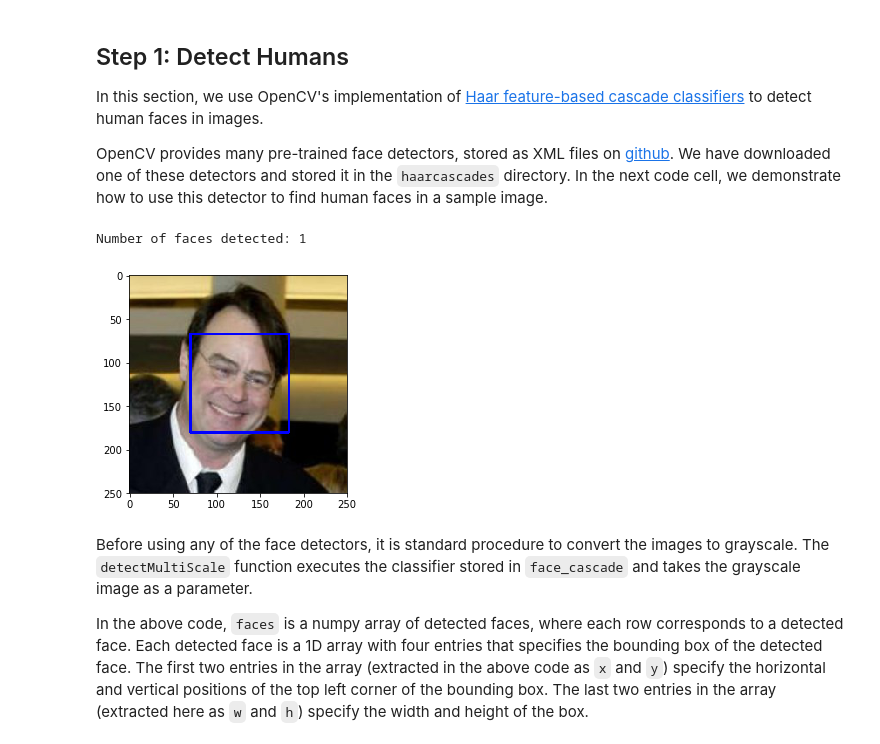
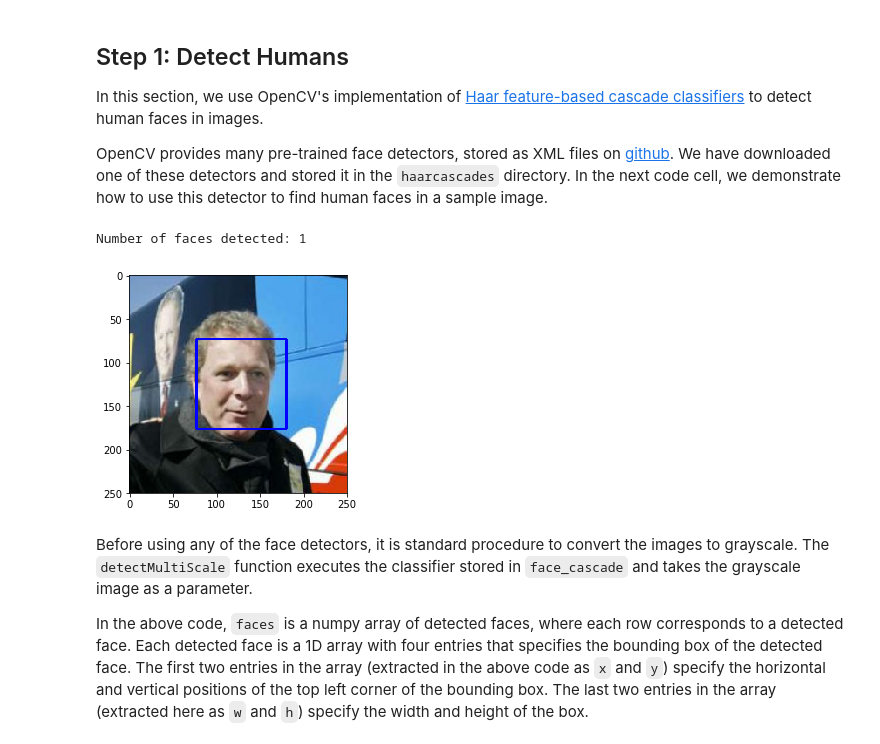
Before and after one commit to tmargary/udacity_deep_learning, a Jupyter notebook: 13. Dog Breed Classifier/dog_app.ipynb, the cells around one changed output. Cells and saved outputs as stored; diff of their text form; code cells hidden in the pictures.

```diff
--- a/13. Dog Breed Classifier/dog_app.ipynb
+++ b/13. Dog Breed Classifier/dog_app.ipynb
@@ -98,35 +98,35 @@ OpenCV provides many pre-trained face detectors, stored as XML files on [github]
 import cv2
 import matplotlib.pyplot as plt
 %matplotlib inline
 
 # extract pre-trained face detector
 face_cascade = cv2.CascadeClassifier('haarcascades/haarcascade_frontalface_alt.xml')
 
 # load color (BGR) image
-img = cv2.imread(human_files[0])
+img = cv2.imread(human_files[130])
 # convert BGR image to grayscale
 gray = cv2.cvtColor(img, cv2.COLOR_BGR2GRAY)
 
 # find faces in image
 faces = face_cascade.detectMultiScale(gray)
 
 # print number of faces detected in the image
 print('Number of faces detected:', len(faces))
 
 # get bounding box for each detected face
 for (x,y,w,h) in faces:
     # add bounding box to color image
     cv2.rectangle(img,(x,y),(x+w,y+h),(255,0,0),2)
 
 # convert BGR image to RGB for plotting
 cv_rgb = cv2.cvtColor(img, cv2.COLOR_BGR2RGB)
 
 # display the image, along with bounding box
 plt.imshow(cv_rgb)
 plt.show()
 # %% [output]
 Number of faces detected: 1
-[figure, old version]
+[figure, new version]
 # %% [markdown]
 Before using any of the face detectors, it is standard procedure to convert the images to grayscale.  The `detectMultiScale` function executes the classifier stored in `face_cascade` and takes the grayscale image as a parameter.
 
```
Also changed, not shown: parts of 20 cells of this notebook.
